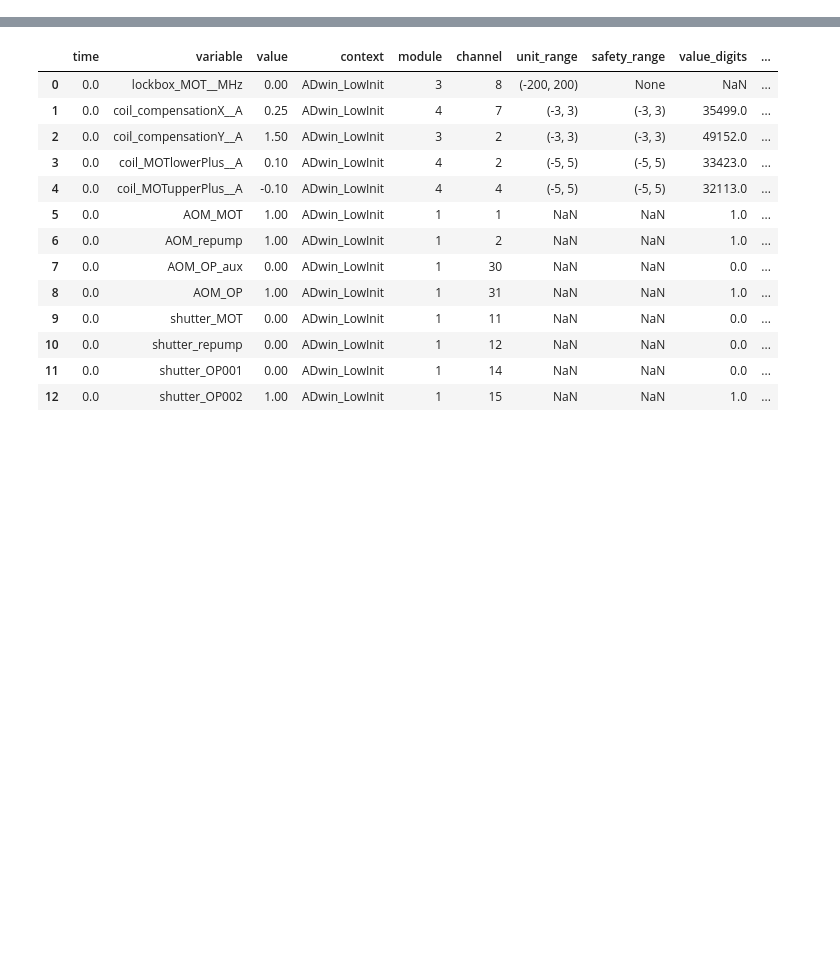
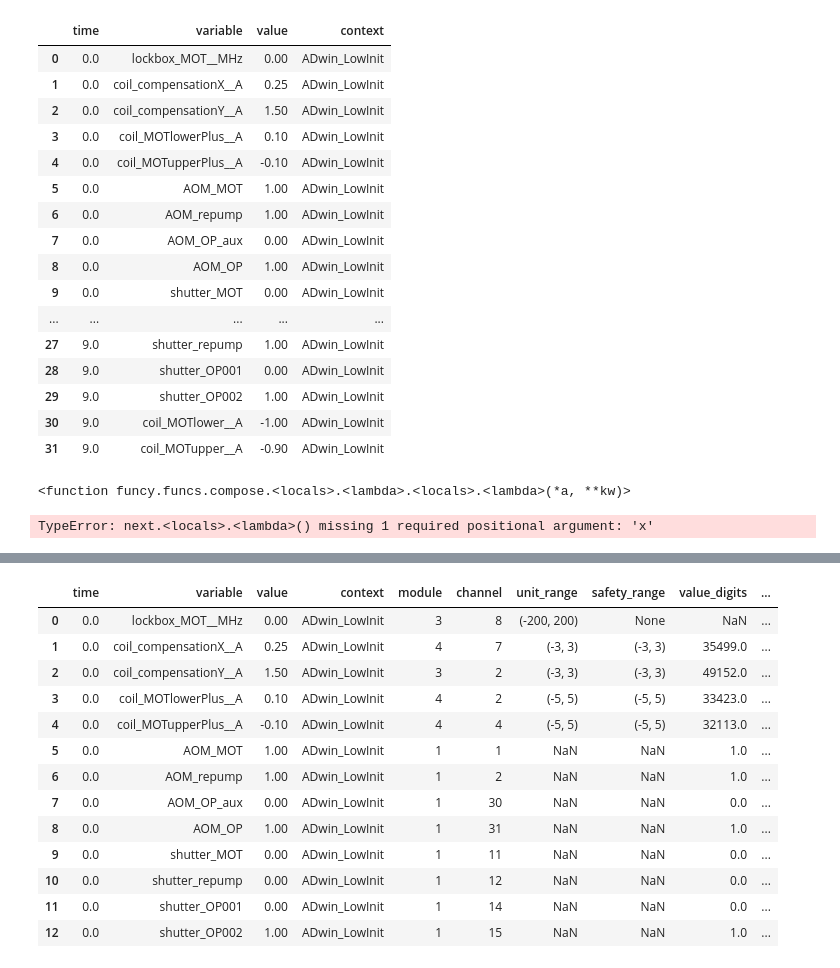
Before and after one commit to WignerQuantumOptics/Wigner_Time, a Jupyter notebook: doc/experiment_new.ipynb, the cells around one changed output, grey strips where cells are left out. Saved outputs shown, nothing was run; the diff lists cells and outputs as text; code cells hidden in the pictures; blank space fills up the shorter version.

```diff
--- a/doc/experiment_new.ipynb
+++ b/doc/experiment_new.ipynb
@@ -253,0 +160,28 @@ class preparation_functions:
+# %%
+MOT(9,-1.0,-0.9,t=0.0)(init())
+# %% [output]
+|  | time | variable | value | context |
+| 0 | 0.0 | lockbox_MOT__MHz | 0.00 | ADwin_LowInit |
+| 1 | 0.0 | coil_compensationX__A | 0.25 | ADwin_LowInit |
+| 2 | 0.0 | coil_compensationY__A | 1.50 | ADwin_LowInit |
+| 3 | 0.0 | coil_MOTlowerPlus__A | 0.10 | ADwin_LowInit |
+| 4 | 0.0 | coil_MOTupperPlus__A | -0.10 | ADwin_LowInit |
+| 5 | 0.0 | AOM_MOT | 1.00 | ADwin_LowInit |
+| 6 | 0.0 | AOM_repump | 1.00 | ADwin_LowInit |
+| 7 | 0.0 | AOM_OP_aux | 0.00 | ADwin_LowInit |
+| 8 | 0.0 | AOM_OP | 1.00 | ADwin_LowInit |
+| 9 | 0.0 | shutter_MOT | 0.00 | ADwin_LowInit |
+| ... | ... | ... | ... | ... |
+| 27 | 9.0 | shutter_repump | 1.00 | ADwin_LowInit |
+| 28 | 9.0 | shutter_OP001 | 0.00 | ADwin_LowInit |
+| 29 | 9.0 | shutter_OP002 | 1.00 | ADwin_LowInit |
+| 30 | 9.0 | coil_MOTlower__A | -1.00 | ADwin_LowInit |
+| 31 | 9.0 | coil_MOTupper__A | -0.90 | ADwin_LowInit |
+# %%
+MOT_detunedGrowth(1,0.1,-5)
+# %% [output]
+<function funcy.funcs.compose.<locals>.<lambda>.<locals>.<lambda>(*a, **kw)>
+# %%
+molasses(1,0.1,0.09,-80)
+# %% [output]
+TypeError: next.<locals>.<lambda>() missing 1 required positional argument: 'x'
```
Also changed, not shown: parts of 10 cells of this notebook.
